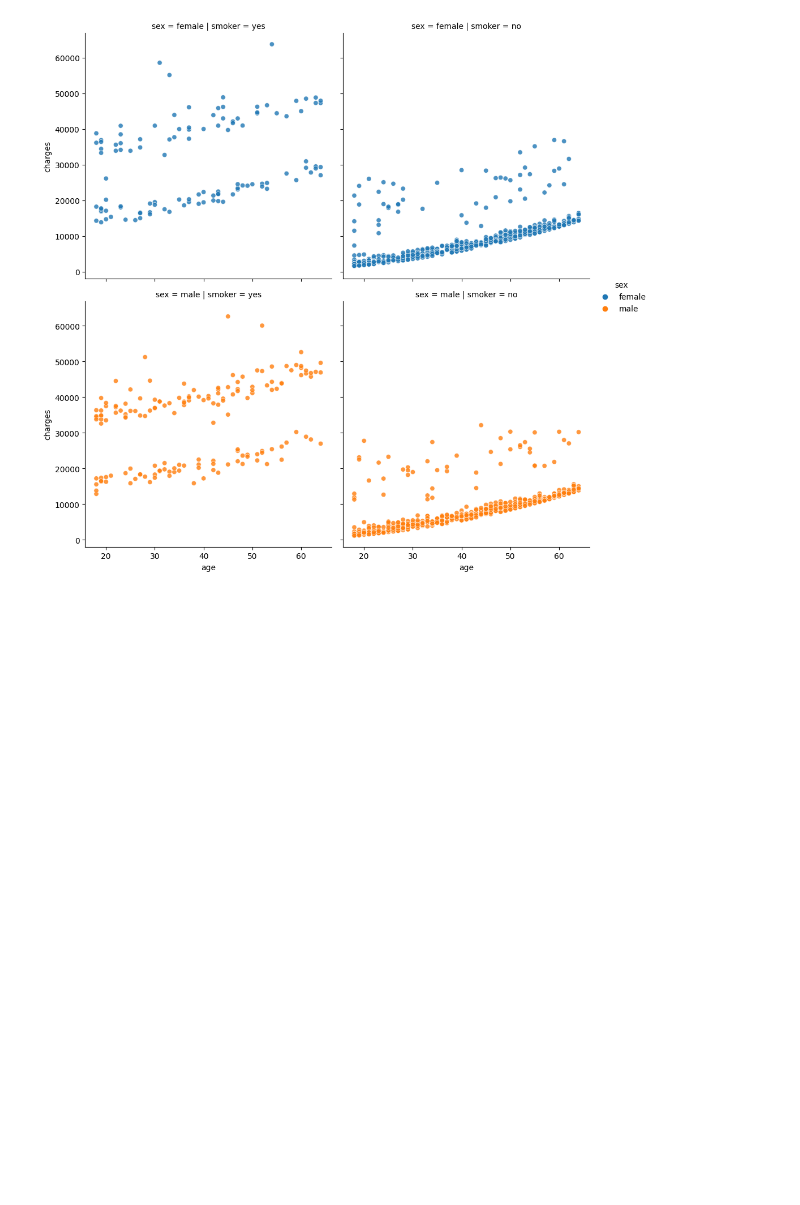
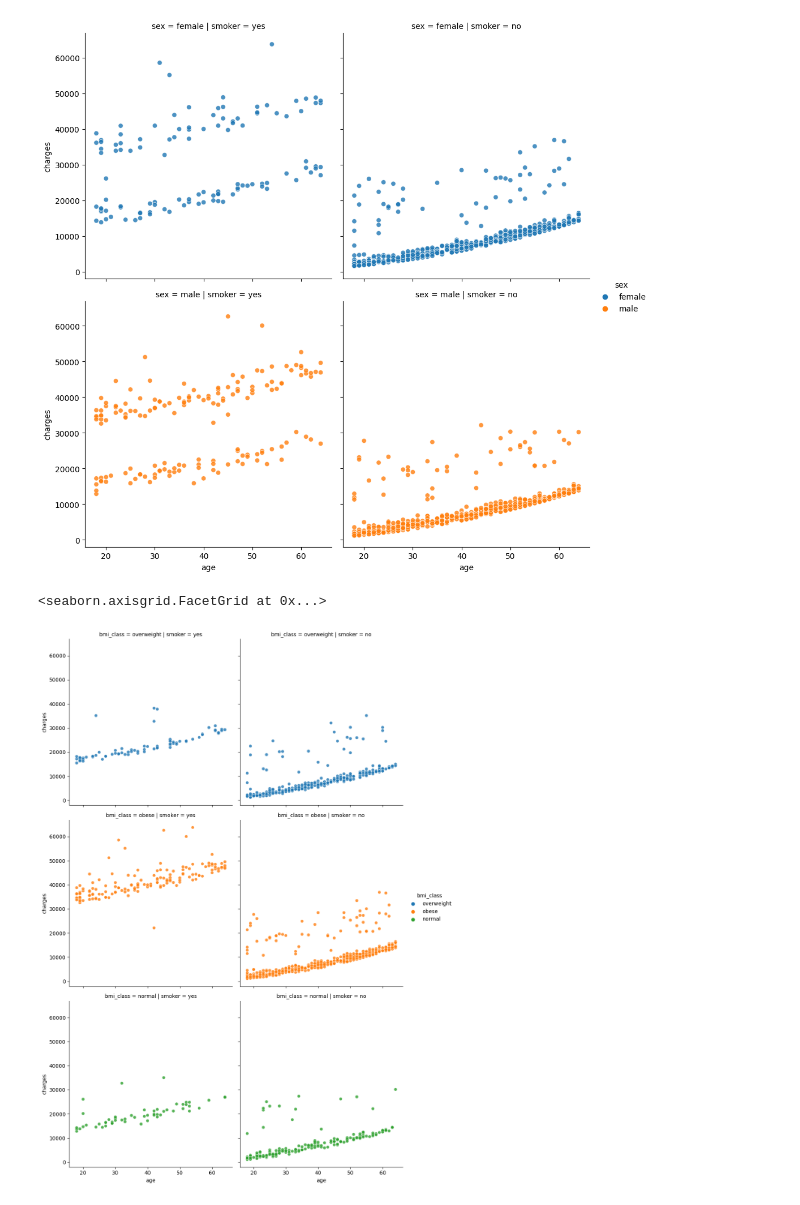
Before and after one commit to zoltarzol/brief_assur_aimant, a Jupyter notebook: Emad/analyse/analyse_Emad.ipynb, the cells around one changed output. Cells and saved outputs as stored; diff of their text form; code cells hidden in the pictures; blank space fills up the shorter version.

```diff
--- a/Emad/analyse/analyse_Emad.ipynb
+++ b/Emad/analyse/analyse_Emad.ipynb
@@ -171,3 +171,10 @@ sns.relplot(x='age', y='charges', data = data,
 # %% [output]
 <seaborn.axisgrid.FacetGrid at 0x...>
 [figure]
+# %%
+sns.relplot(x='age', y='charges', data = data,
+            alpha= 0.8, color = 'blue', hue = 'bmi_class',
+                                kind = 'scatter', row = 'bmi_class', col = 'smoker')
+# %% [output]
+<seaborn.axisgrid.FacetGrid at 0x...>
+[figure, added]
```
